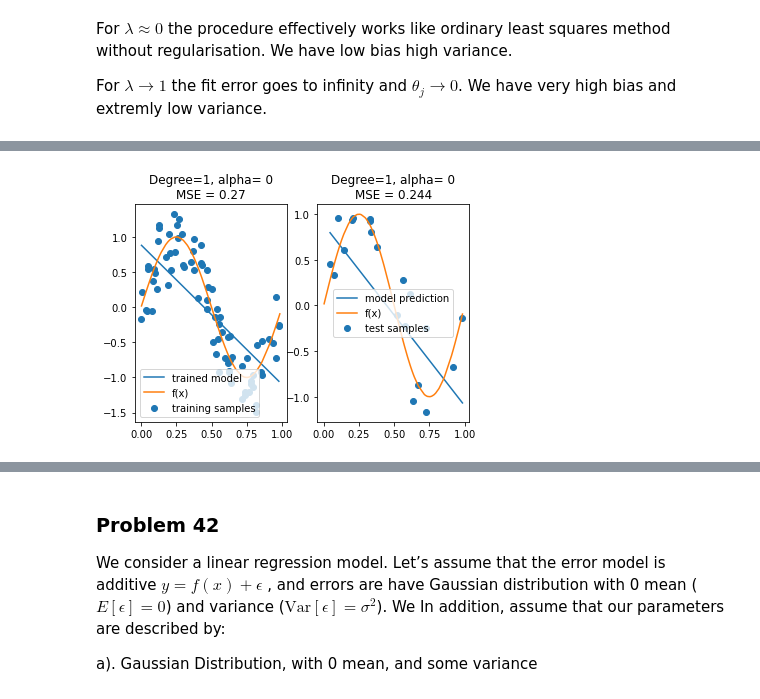
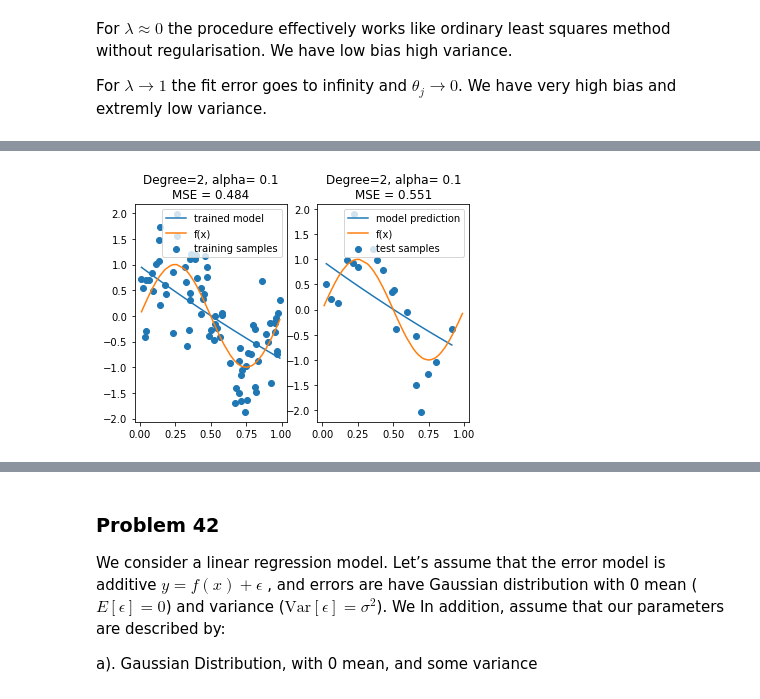
Before and after one commit to kmiec96/Modern-data-science, a Jupyter notebook: ML_2021_set6.ipynb, the cells around one changed output, grey strips where cells are left out. Cells and saved outputs as stored; diff of their text form; code cells hidden in the pictures.

```diff
--- a/ML_2021_set6.ipynb
+++ b/ML_2021_set6.ipynb
@@ -328,9 +328,14 @@ def sortXAndY(x,y):
 # %%
+#helper function
+def sortXAndY(x,y):
+    perm = x.argsort()
+    return x[perm],y[perm]
+
 #For the purpose of this exercices we consider the simple noisy sine function.
 def true_f(x):
     return np.sin(2*np.pi*x)
 
-def sampleWithNoise(nSamples = 100, noiseFraction = 0.3, f = true_f):
+def sampleWithNoise(nSamples = 100, noiseFraction = 0.5, f = true_f):
     x = np.sort(np.random.rand(nSamples))
     return x, f(x) + noiseFraction* np.random.normal(0,1,len(x))
 # %%
@@ -396,21 +459,62 @@ Test error:0.24369631617182047
 # %%
-#******Plotting part******
-plt.figure(1)
-plt.subplot(121)
+withRegularization=True
+alpha=0.1
 
-plt.title("Degree={}, alpha= {}\nMSE = {:.3}".format(
-polynomialDegree , alpha, mseTrain))
-plt.scatter(xTrain, yTrain, label = "training samples")
-plt.plot(xTrain, yPredictTrain, label='trained model')
-plt.plot(x, true_f(x), label="f(x)")
-plt.legend(loc="best")
 
-plt.subplot(122)
-plt.title("Degree={}, alpha= {}\nMSE = {:.3}".format(
-polynomialDegree , alpha, mseTest))
-plt.scatter(xTest, yTest, label = "test samples")
-plt.plot(xTest, yPredictTest, label='model prediction')
-plt.plot(x, true_f(x), label="f(x)")
-plt.legend(loc="best")
-plt.show()
+mseTrain_alpha_01_degree_1000=[]
+mseTest_alpha_01_degree_1000=[]
+
+for i in range(1000):
+    xTrainPolynomial = poly[i].fit_transform(xTrain.reshape(-1, 1))
+    xTestPolynomial = poly[i].fit_transform(xTest.reshape(-1, 1))
+
+    reg = None
+    if withRegularization:
+    # Ridge model is just linear regression + regularization term.
+        #print("ridge")
+        reg = linear_model.Ridge (alpha = alpha)
+    else:
+        reg = linear_model.LinearRegression()
+
+
+    # We train our model.
+    reg.fit(xTrainPolynomial,yTrain)
+    # We predict values from the training and test sets, based on our trained model.
+    yPredictTrain= reg.predict(xTrainPolynomial)
+    yPredictTest=reg.predict(xTestPolynomial)
+
+    # We calculate the train and test errors.
+    mseTrain = mean_squared_error(yTrain, yPredictTrain)
+    mseTest = mean_squared_error(yTest, yPredictTest)
+
+    mseTrain_alpha_01_degree_1000.append(mseTrain)
+    mseTest_alpha_01_degree_1000.append(mseTest)
+
+    #print("Training error:" + str(mseTrain)+str(i))
+    #print("Test error:" + str(mseTest)+str(i))
+
+
+    if (i==1 or i==20 or i==900):
+        #******Plotting part******
+        plt.figure(1)
+        plt.subplot(121)
+
+        if(i==1):
+            print("I am plotting fitted polynomials for three values of degree.")
+
+        plt.title("Degree={}, alpha= {}\nMSE = {:.3}".format(
+        polynomialDegree[i] , alpha, mseTrain))
+        plt.scatter(xTrain, yTrain, label = "training samples")
+        plt.plot(xTrain, yPredictTrain, label='trained model')
+        plt.plot(x, true_f(x), label="f(x)")
+        plt.legend(loc="best")
+
+        plt.subplot(122)
+        plt.title("Degree={}, alpha= {}\nMSE = {:.3}".format(
+        polynomialDegree[i] , alpha, mseTest))
+        plt.scatter(xTest, yTest, label = "test samples")
+        plt.plot(xTest, yPredictTest, label='model prediction')
+        plt.plot(x, true_f(x), label="f(x)")
+        plt.legend(loc="best")
+        plt.show()
 # %% [output]
@@ -417 +522 @@ plt.show()
-[figure, old version]
+[figure, new version]
```
Also changed, not shown: parts of 12 cells of this notebook.
